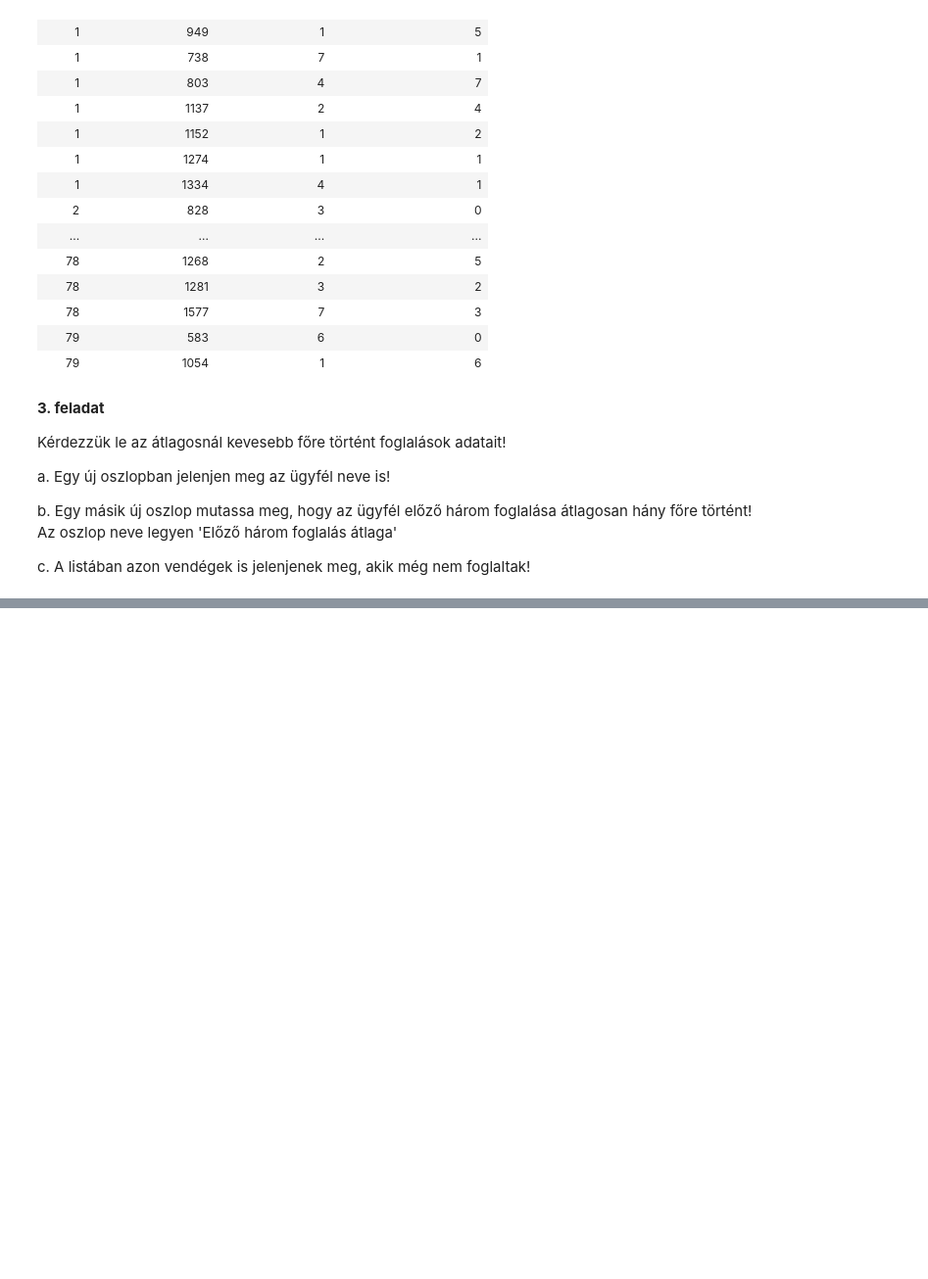
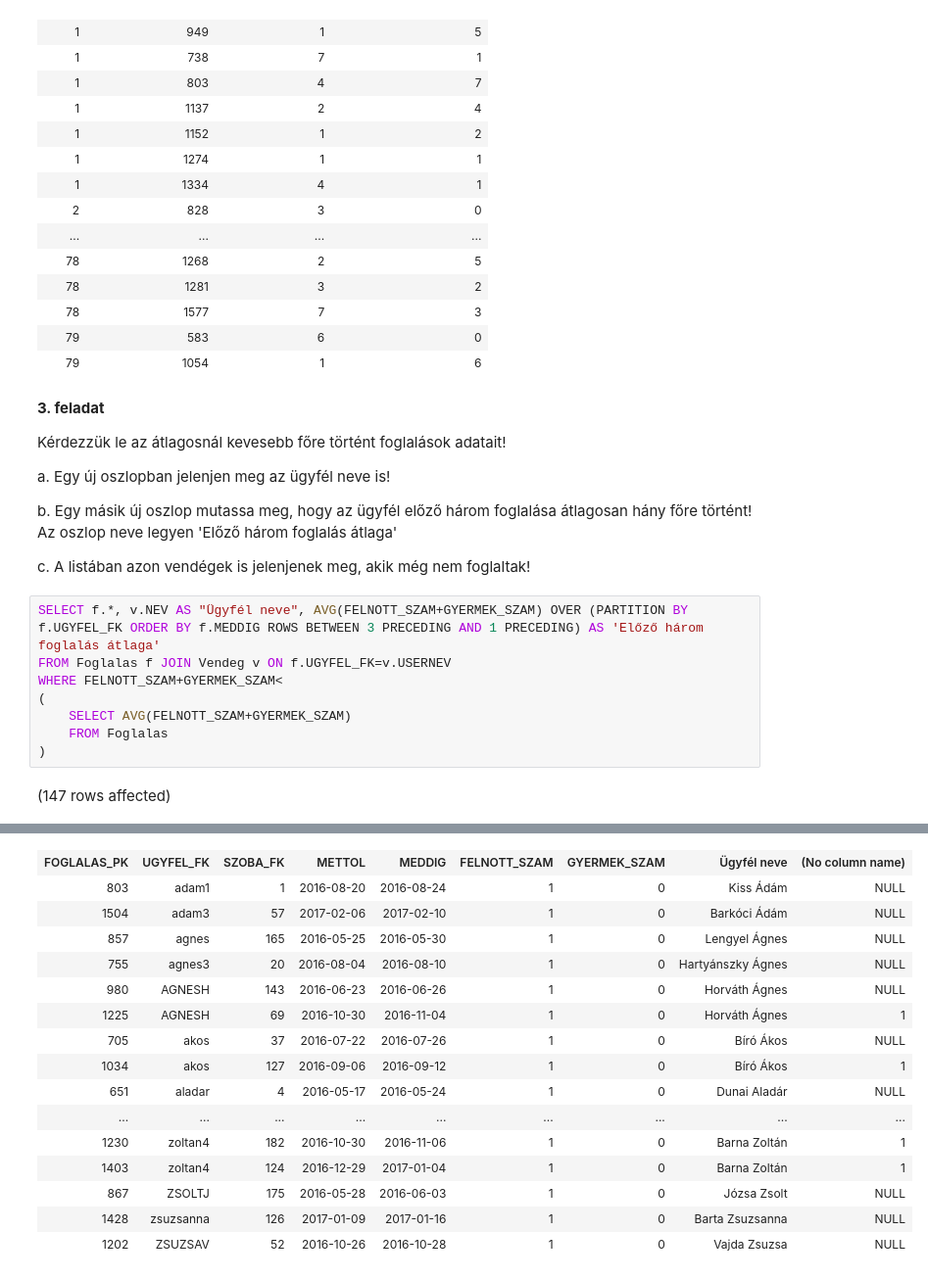
Before and after one commit to BeszeZsolt/sqlzh, a Jupyter notebook: y5dnhw.ipynb, the cells around one changed output, grey strips where cells are left out. Shown at 98% size. Saved outputs shown, nothing was run; the diff lists cells and outputs as text; blank space fills up the shorter version.

```diff
--- a/y5dnhw.ipynb
+++ b/y5dnhw.ipynb
@@ -69,3 +69,13 @@ a. Egy új oszlopban jelenjen meg az ügyfél neve is!
 b. Egy másik új oszlop mutassa meg, hogy az ügyfél előző három foglalása átlagosan hány főre történt! Az oszlop neve legyen 'Előző három foglalás átlaga'
 
 c. A listában azon vendégek is jelenjenek meg, akik még nem foglaltak!
+# %%
+SELECT f.*, v.NEV AS "Ügyfél neve", AVG(FELNOTT_SZAM+GYERMEK_SZAM) OVER (PARTITION BY f.UGYFEL_FK ORDER BY f.MEDDIG ROWS BETWEEN 3 PRECEDING AND 1 PRECEDING) AS 'Előző három foglalás átlaga'
+FROM Foglalas f JOIN Vendeg v ON f.UGYFEL_FK=v.USERNEV
+WHERE FELNOTT_SZAM+GYERMEK_SZAM<
+(
+    SELECT AVG(FELNOTT_SZAM+GYERMEK_SZAM)
+    FROM Foglalas
+)
+# %% [output]
+(147 rows affected)
@@ -72,3 +83,19 @@ c. A listában azon vendégek is jelenjenek meg, akik még nem foglaltak!
+| FOGLALAS_PK | UGYFEL_FK | SZOBA_FK | METTOL | MEDDIG | FELNOTT_SZAM | GYERMEK_SZAM | Ügyfél neve | (No column name) |
+| 803 | adam1 | 1 | 2016-08-20 | 2016-08-24 | 1 | 0 | Kiss Ádám | NULL |
+| 1504 | adam3 | 57 | 2017-02-06 | 2017-02-10 | 1 | 0 | Barkóci Ádám | NULL |
+| 857 | agnes | 165 | 2016-05-25 | 2016-05-30 | 1 | 0 | Lengyel Ágnes | NULL |
+| 755 | agnes3 | 20 | 2016-08-04 | 2016-08-10 | 1 | 0 | Hartyánszky Ágnes | NULL |
+| 980 | AGNESH | 143 | 2016-06-23 | 2016-06-26 | 1 | 0 | Horváth Ágnes | NULL |
+| 1225 | AGNESH | 69 | 2016-10-30 | 2016-11-04 | 1 | 0 | Horváth Ágnes | 1 |
+| 705 | akos | 37 | 2016-07-22 | 2016-07-26 | 1 | 0 | Bíró Ákos | NULL |
+| 1034 | akos | 127 | 2016-09-06 | 2016-09-12 | 1 | 0 | Bíró Ákos | 1 |
+| 651 | aladar | 4 | 2016-05-17 | 2016-05-24 | 1 | 0 | Dunai Aladár | NULL |
+| ... | ... | ... | ... | ... | ... | ... | ... | ... |
+| 1230 | zoltan4 | 182 | 2016-10-30 | 2016-11-06 | 1 | 0 | Barna Zoltán | 1 |
+| 1403 | zoltan4 | 124 | 2016-12-29 | 2017-01-04 | 1 | 0 | Barna Zoltán | 1 |
+| 867 | ZSOLTJ | 175 | 2016-05-28 | 2016-06-03 | 1 | 0 | Józsa Zsolt | NULL |
+| 1428 | zsuzsanna | 126 | 2017-01-09 | 2017-01-16 | 1 | 0 | Barta Zsuzsanna | NULL |
+| 1202 | ZSUZSAV | 52 | 2016-10-26 | 2016-10-28 | 1 | 0 | Vajda Zsuzsa | NULL |
 # %%
 SELECT *
 FROM Foglalas
```
Also changed, not shown: parts of 2 cells of this notebook.
